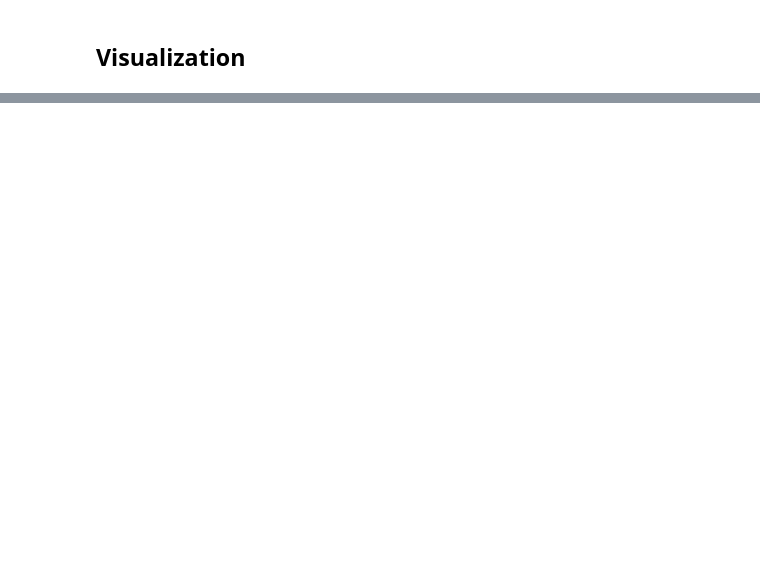
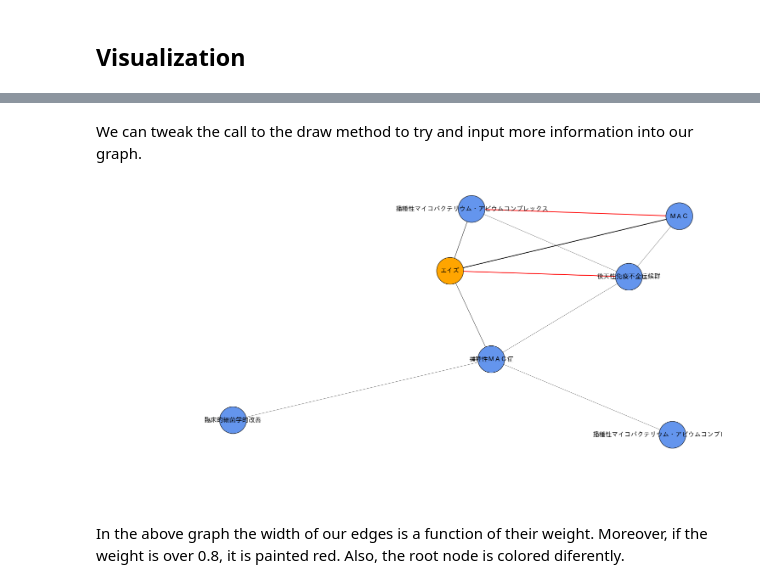
Before and after one commit to elpogzz/NLP, a Jupyter notebook: word_co-occurrence.ipynb, the cells around one changed output, grey strips where cells are left out. Saved outputs shown, nothing was run; the diff lists cells and outputs as text; code cells hidden in the pictures; blank space fills up the shorter version.

```diff
--- a/word_co-occurrence.ipynb
+++ b/word_co-occurrence.ipynb
@@ -244,0 +286,18 @@ nx.draw(G, with_labels=True, node_color='cornflowerblue', node_size=links_filter
+# %% [markdown]
+We can tweak the call to the draw method to try and input more information into our graph.
+# %%
+plt.figure(figsize=(20,10))
+np.random.seed(4)
+nx.draw(G,
+        with_labels=True,
+        node_color=['cornflowerblue' if n != u'エイズ' else 'orange' for n in G.nodes ] ,
+        node_size=4000,
+        linewidths=1,
+        font_size=15,
+        font_family="IPAexGothic",
+        width = list(links_filtered["wt"]*2),
+        edge_color = ["r" if e[2]["wt"] > 0.8 else "k" for e in G.edges(data=True)])
+# %% [output]
+[figure, added]
+# %% [markdown]
+In the above graph the width of our edges is a function of their weight. Moreover, if the weight is over 0.8, it is painted red. Also, the root node is colored diferently.
```
Also changed, not shown: parts of 43 cells of this notebook.
